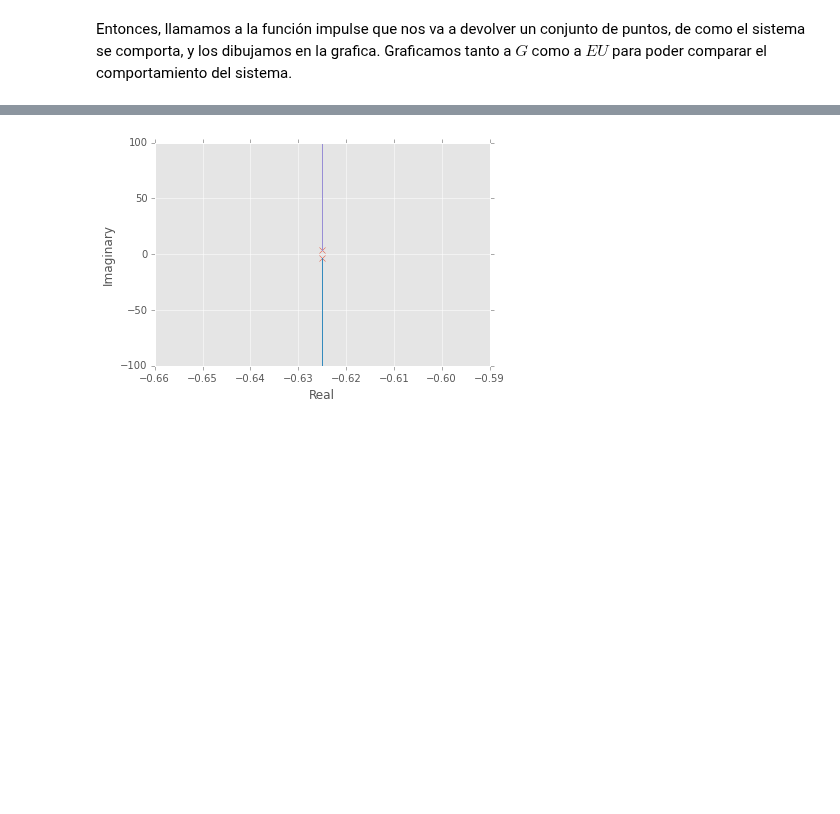
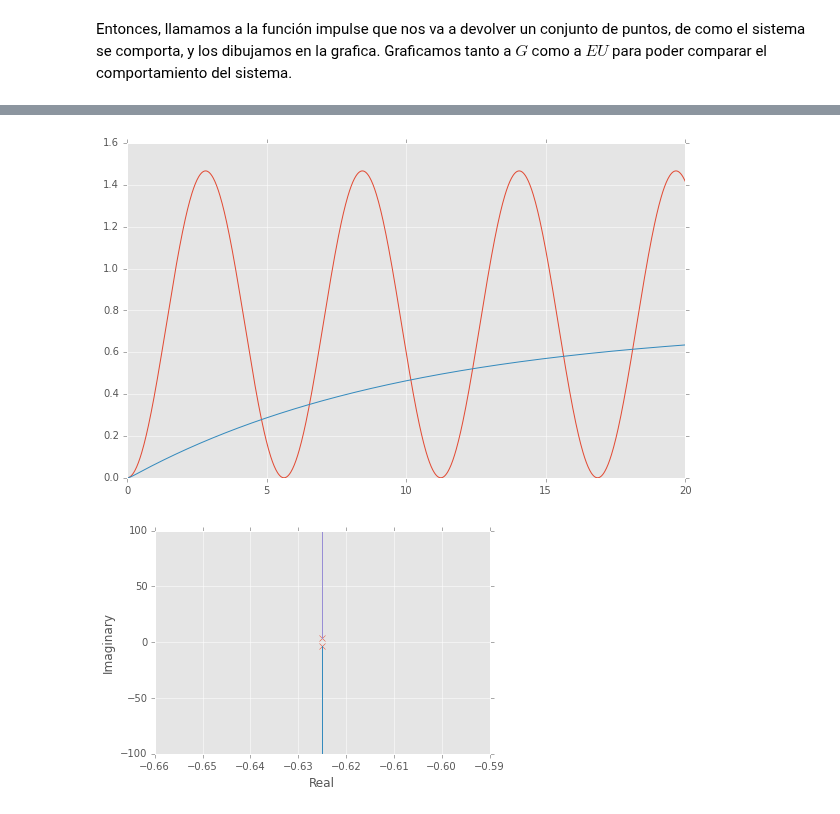
Before and after one commit to cad3na/JupyterNotebooks, a Jupyter notebook: Python/Control/Sistema Masa Resorte Amortiguador.ipynb, the cells around one changed output, grey strips where cells are left out. Saved outputs shown, nothing was run; the diff lists cells and outputs as text; code cells hidden in the pictures; blank space fills up the shorter version.

```diff
--- a/Python/Control/Sistema Masa Resorte Amortiguador.ipynb
+++ b/Python/Control/Sistema Masa Resorte Amortiguador.ipynb
@@ -47,3 +52,11 @@ a1.set_xlim([0,10]);
+# %%
+f2 = figure(figsize=(10, 6))
+a2 = f2.gca()
+a2.plot(t2, y2)
+a2.plot(t3, y3)
+a2.set_xlim([0,20]);
+# %% [output]
+[figure, added]
 # %%
 r1, k1 = rlocus(G1)
 # %% [output]
```
Also changed, not shown: parts of 4 cells of this notebook, 3 other files.
